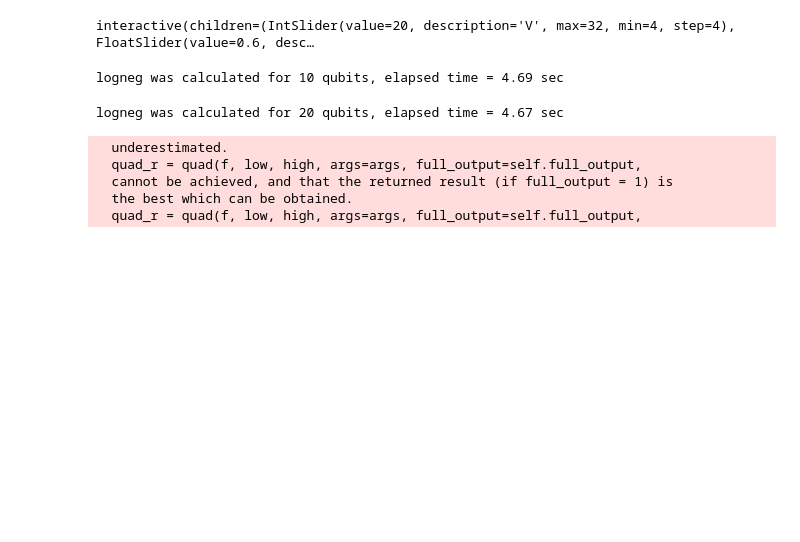
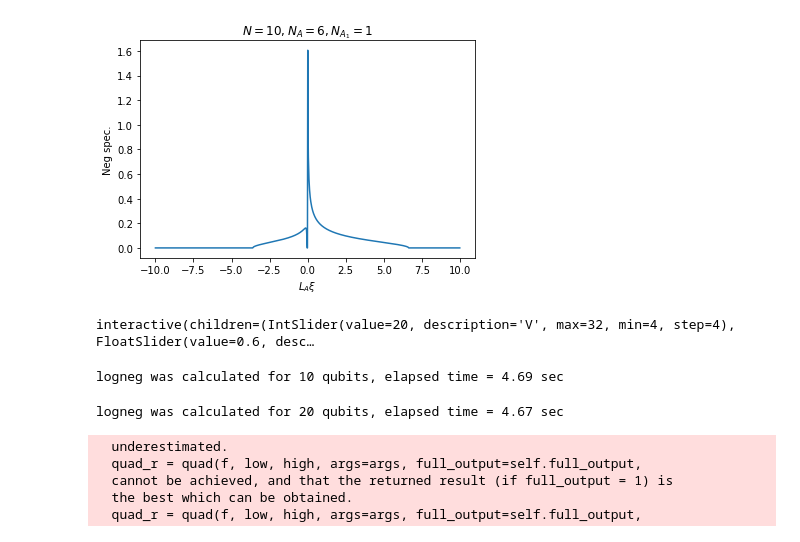
Before and after one commit to hassan-shap/RMT, a Jupyter notebook: Gz_cubic_Eqn.ipynb, the cells around one changed output. Saved outputs shown, nothing was run; the diff lists cells and outputs as text; code cells hidden in the pictures; blank space fills up the shorter version.

```diff
--- a/Gz_cubic_Eqn.ipynb
+++ b/Gz_cubic_Eqn.ipynb
@@ -105,3 +105,44 @@ interactive(children=(IntSlider(value=12, description='V', max=20, min=10, step=
+# %%
+def plot_spectrum_subsys(V,Na,Na1):
+
+    Ra= Na/V
+    R12= Na1/Na
+    assert (R12<=0.5), 'Na1>Na/2'
+    ''' plots the spectral density of partial transpose'''
+    '''
+    L1 subsystem A1 of N1 qubits
+    L2 subsystem A2 of N2 qubits
+    => LA=L1*L2
+    Lb subsystem B of Nb qubits
+    V= N1+N2+Nb total number of qubits (system size)
+    R12= N1/(N1+N2), we assume L1<L2, i.e., 0<R12<0.5
+    Ra= (N1+N2)/V
+    '''
+    r=2 # local Hilbert space dim
+    a= r**((1-Ra)*V-(1-R12)*Ra*V) # Lb/L2
+    b= a*r**(R12*Ra*V) # Lb L1/L2
+    fx =  1/a
+    fy =  1/(pi*fx)
+#     fx =  1/(a/r**(R12*Ra*V))
+#     fy =  pi/fx
+
+    xplot=np.linspace(-1,1,1000)*1e1/fx+1j*0
+#     yplot_eq=Gz_eq(np.ndarray.tolist(xplot),a+1j*0,b+1j*0)
+    yplot=Gz(xplot,a+1j*0,b+1j*0)
+    plt.plot(np.real(xplot)*fx,fy*yplot)
+#     plt.plot(np.real(xplot)*fx,fy*yplot_eq)
+
+    plt.title('$N=%d, N_A=%d, N_{A_1}=%d$' % (V,Na,Na1) )
+#     plt.ylim(0,0.04)
+    plt.xlabel(r'$L_A\xi$')
+    plt.ylabel('Neg spec.')
+    plt.show()
+
+Nb=4
+Na=6
+plot_spectrum_subsys(V=Nb+Na,Na=Na,Na1=1)
+# %% [output]
+[figure, added]
 # %%
 from scipy.integrate import quad, nquad
 
```
Also changed, not shown: parts of 1 cell of this notebook, 6 other files.
